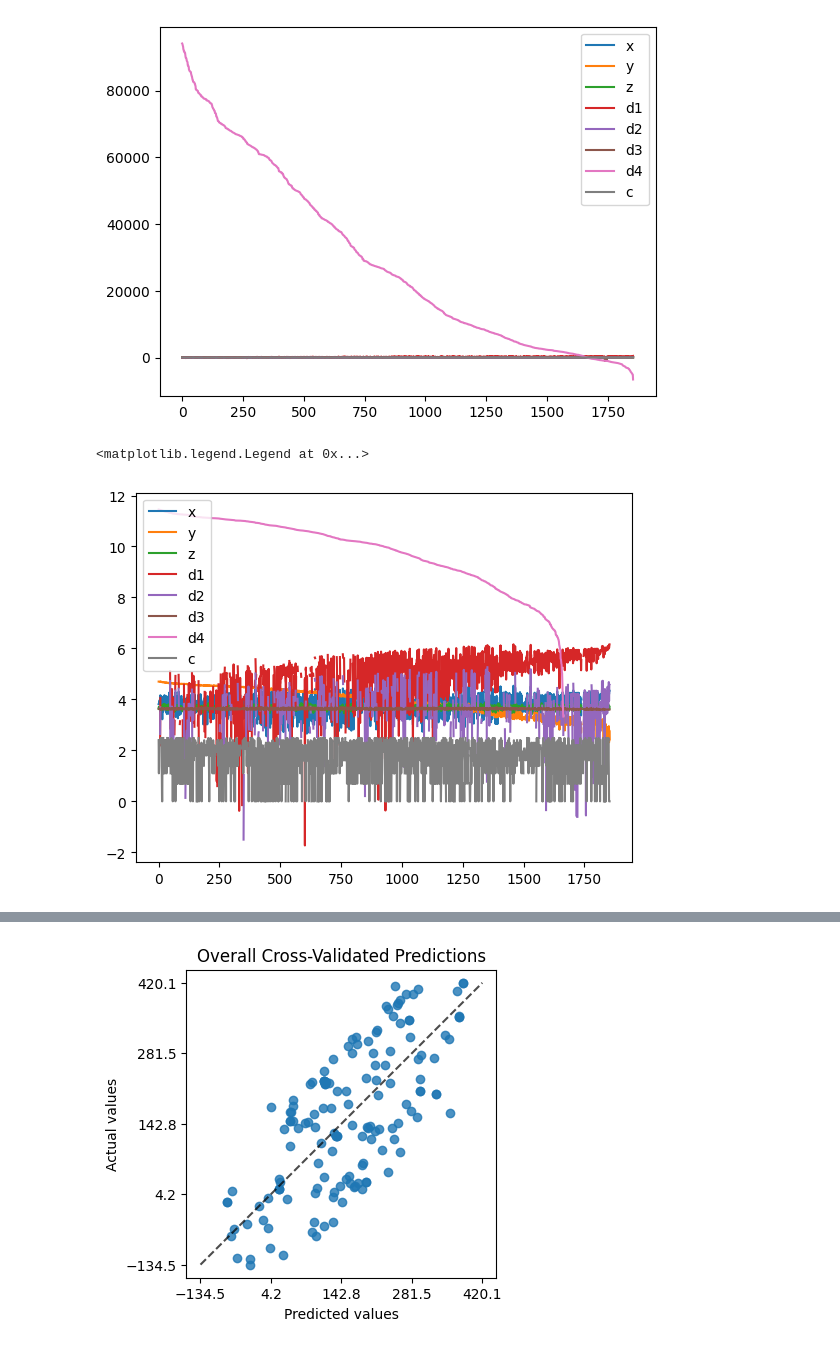
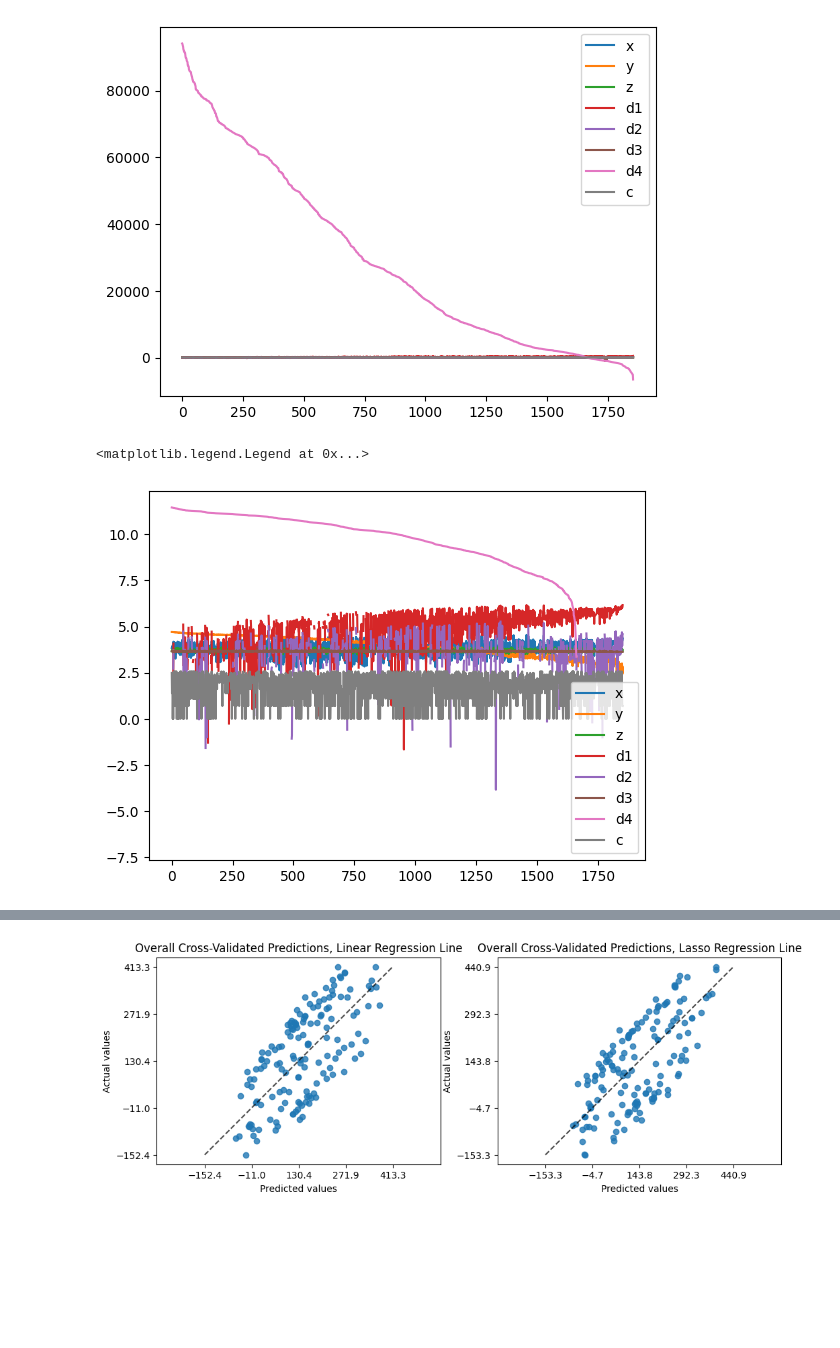
Before and after one commit to MikeyMorg/Assignment4_CS577, a Jupyter notebook: src/assignment4-2.ipynb, the cells around one changed output, grey strips where cells are left out. Cells and saved outputs as stored; diff of their text form; code cells hidden in the pictures; blank space fills up the shorter version.

Commit message:
added graph comparisons

```diff
--- a/src/assignment4-2.ipynb
+++ b/src/assignment4-2.ipynb
@@ -94,13 +94,13 @@ plt.legend(df.columns)
 #Graph does not have any specific/useful infromation at a lgfance, oitehr than that d4 follows a compltely different trend than the rest of thedata
 
 #Lets look at the log of the graph
-log_df = np.log(df) #Adding 1 to avoid log(0)
+log_df = np.log(df+1) #Adding 1 to avoid log(0)
 plt.figure()
 plt.plot(log_df)
 plt.legend(log_df.columns)
 # %% [output]
 <matplotlib.legend.Legend at 0x...>
-[figure, old version]
+[figure, new version]
 # %%
 #Let's remove the values at -999, this may help normalize our data
 df = df[df['x'] != -999]
@@ -119,30 +119,37 @@ df.describe(include = 'all')
 # %%
 #trying k fold cross validation
 kf = KFold(n_splits=10, shuffle=False, random_state=None)
 
 #Linear Regression Line for our Model (Maybe dont use it here lol, different regression line than linear maybe?)
 model = linear_model.LinearRegression()
 
 #Test with x and d1
 x = df['x']
 d1 = df['d1']
 
 x = x.values.reshape(-1,1)
 d1 = d1.values.reshape(-1,1)
 
-xy_pairs = np.hstack((x,d1))
-
+#I saw lasso in the documentation, may try to use it just for sake of results/comaparisons
 lasso = linear_model.Lasso(alpha=0.1)
 
-# Perform cross-validation prediction on the ENTIRE dataset
+# Perform cross-validation prediction on the x vs d1 data, to see if there's any relation
 # The 'kf' object is used internally by cross_val_predict to define the splits
-predicted_all = cross_val_predict(lasso, x, d1, cv=kf)
+predicted_all = cross_val_predict(model, x, d1, cv=kf)
+predicted_all_lasso = cross_val_predict(lasso, x, d1, cv=kf)
 
 # Plot the overall results (Actual vs. Predicted)
-fig, ax = plt.subplots(figsize=(4,4))
-ax.set_title('Overall Cross-Validated Predictions')
+fig, ax = plt.subplots(ncols =2, figsize=(12,4))
+ax[0].set_title('Overall Cross-Validated Predictions, Linear Regression Line')
+ax[1].set_title('Overall Cross-Validated Predictions, Lasso Regression Line')
+
+#Display our predictions
 PredictionErrorDisplay.from_predictions(d1, predicted_all, kind='actual_vs_predicted',
-                                        ax=ax, subsample=150)
+                                        ax=ax[0], subsample=150)
+PredictionErrorDisplay.from_predictions(d1, predicted_all_lasso, kind='actual_vs_predicted',
+                                        ax=ax[1], subsample=150)
 plt.show()
+
+#Lasso Regression Line seems to work well.
 # %% [output]
-[figure, old version]
+[figure, new version]
```
Also changed, not shown: parts of 8 cells of this notebook.
